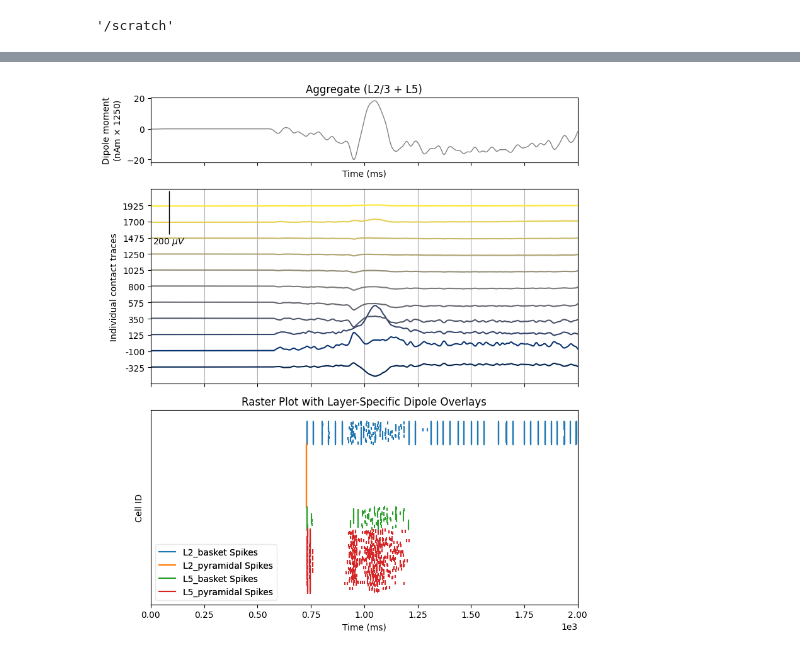
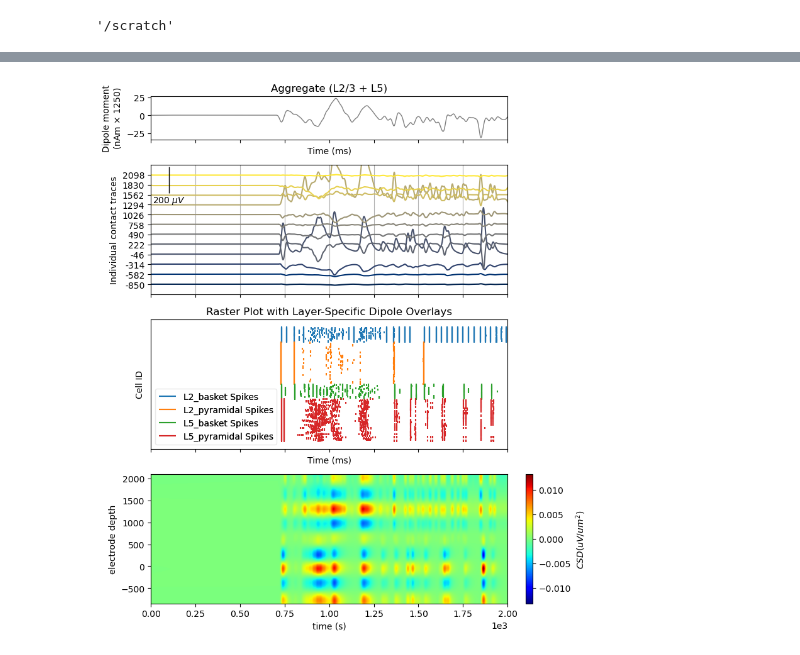
Before and after one commit to solenegailhard/laminar_csd, a Jupyter notebook: pipeline_02_extract_model_laminar_signals.ipynb, the cells around one changed output, grey strips where cells are left out. Drawn from its saved outputs; the diff is of its cells as text; code cells hidden in the pictures.

```diff
--- a/pipeline_02_extract_model_laminar_signals.ipynb
+++ b/pipeline_02_extract_model_laminar_signals.ipynb
@@ -38,7 +39,11 @@ hnn_dir=os.path.join(data_dir, f'{subject}_{session}_c{c_idx}_{epoch}_hnn')
 # %%
 with open(os.path.join(hnn_dir, f'{subject}_{session}_c{c_idx}_{epoch}_erf_opt_params.json'), 'r') as f:
     optim_params = json.load(f)
+# %%
+with open('initial_params_v2.json', 'r') as f:
+    optim_params = json.load(f)
 # %%
-net = law_2021_model()
+#net = law_2021_model()
+net = jones_2009_model()
 net = set_params(net, optim_params, sim_shank=True)
 # %% [output]
@@ -51,8 +56,12 @@ fig.savefig('cell_layout.pdf')
 # %%
-n_trials = 10
+n_trials = 15
 tstop = 2000
 window_len, scaling_factor = 30, 1250 #estimated 250,000 cells
 # %%
-with JoblibBackend(n_jobs=30):
+# Joblib distribute 1 trial per job, whereas MPI distribute 1 trial over the procs
+# with JoblibBackend(n_jobs=30):
+#     dpls = simulate_dipole(net, tstop=tstop, n_trials=n_trials)
+
+with MPIBackend(n_procs=30, mpi_cmd='mpiexec'):
     dpls = simulate_dipole(net, tstop=tstop, n_trials=n_trials)
 # %% [output]
@@ -285,29 +115,27 @@ def plot_mean_csd(self, vmin=None, vmax=None, interpolation='spline',
 # %%
 trial_idx = 0
 decimate = [5, 4]  # from 40k to 8k to 2k
-fig, axs = plt.subplots(3, 1, sharex=True, figsize=(8, 9),
-                        gridspec_kw={'height_ratios': [1, 3, 3]})
+fig, axs = plt.subplots(4, 1, sharex=True, figsize=(8, 9),
+                        gridspec_kw={'height_ratios': [1, 3, 3, 3]})
 
-# Then plot the aggregate dipole time series on its own axis
 avg_dpl.smooth(window_len=window_len)
 avg_dpl.plot(ax=axs[0], decim=decimate, show=False)
 
-# use the same smoothing window on the LFP traces to allow comparison to dipole
-# net.rec_arrays['shank'].smooth(window_len=window_len).plot_lfp(
-#     ax=axs[1], decim=decimate, show=False)
 _ = plot_mean_lfp(lfps, trial_no=None, contact_no=None,
-             decim=None, color='cividis', voltage_offset=75,
+             decim=decimate, color='cividis', voltage_offset=75,
              voltage_scalebar=200, show=False, mean=True, ax=axs[1])
+
 axs[1].grid(True, which='major', axis='x')
 axs[1].set_xlabel('')
+
 # Add spike raster to subplot
 net.cell_response.plot_spikes_raster(trial_idx=trial_idx, ax=axs[2], show=False)
+
 # Finally, add the CSD to the bottom subplot
-#net.rec_arrays['shank'].smooth(window_len=window_len).plot_csd(ax=axs[3], show=False)
 
-#_ = plot_mean_csd(lfps, ax=axs[3], mean=True, show=False)
+_ = plot_mean_csd(lfps, ax=axs[3], mean=True, show=False)
 
 plt.tight_layout()
-fig.savefig('trials.pdf')
+#fig.savefig(f'{hnn_dir}/trials.pdf')
 # %% [output]
-[figure, old version]
+[figure, new version]
```
Also changed, not shown: parts of 18 cells of this notebook, 12 other files.
